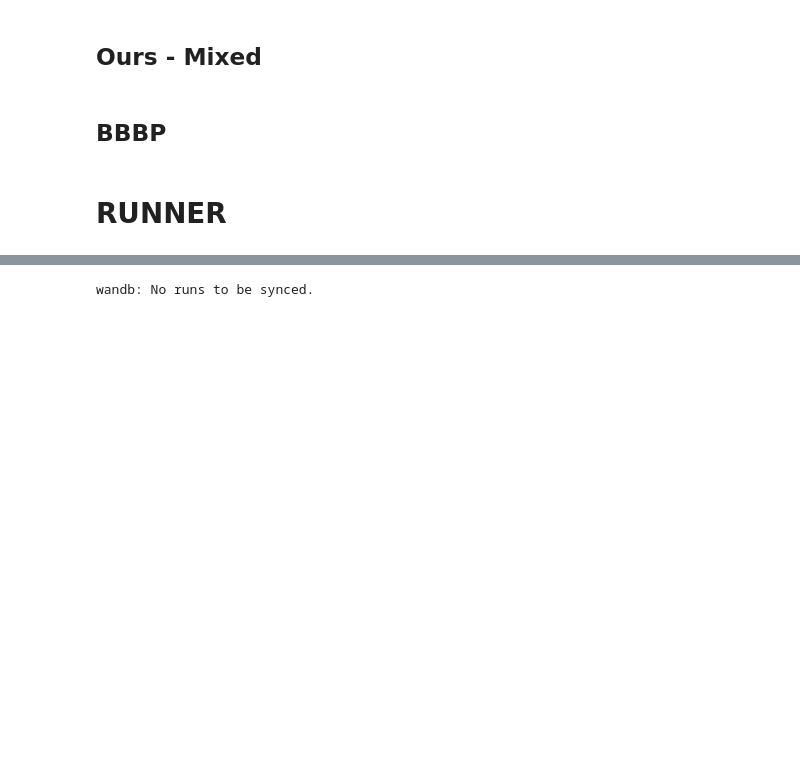
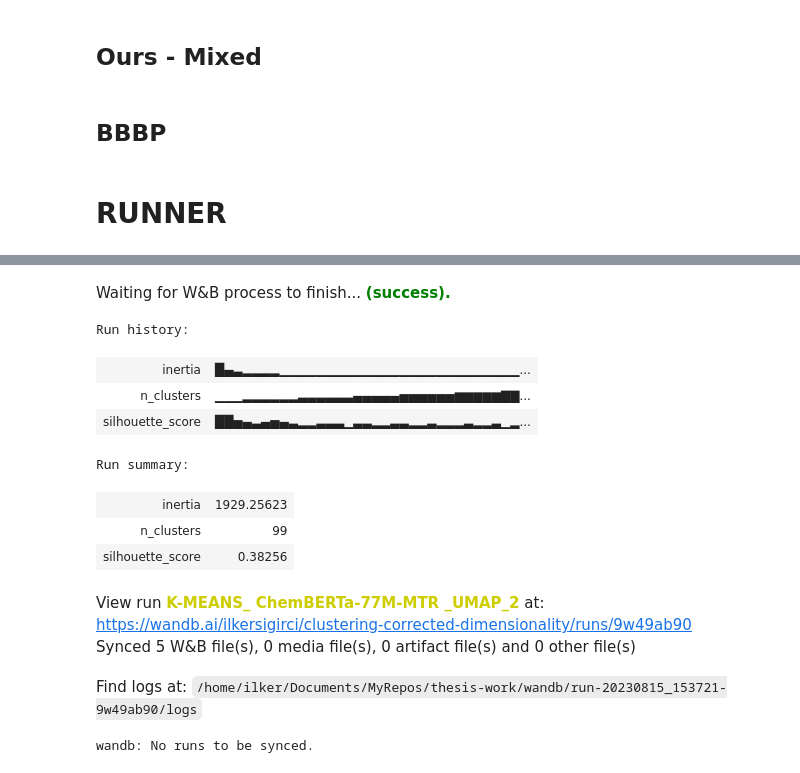
Before and after one commit to ilkersigirci/thesis-work, a Jupyter notebook: notebooks/clustering_class.ipynb, the cells around one changed output, grey strips where cells are left out. Drawn from its saved outputs; the diff is of its cells as text; code cells hidden in the pictures; blank space fills up the shorter version.

```diff
--- a/notebooks/clustering_class.ipynb
+++ b/notebooks/clustering_class.ipynb
@@ -13,10 +13,10 @@ from thesis_work.clustering.runner import ClusterRunner
 import pandas as pd
 
 ## To disable all wandb logging
-os.environ["WANDB_MODE"] = "disabled"
+# os.environ["WANDB_MODE"] = "disabled"
 
 os.environ["WANDB_NOTEBOOK_NAME"] = "./clustering_class.ipynb"
-wandb_project_name = "clustering-class-test"
+wandb_project_name = "clustering-corrected-dimensionality"
 
 random_state = 42
 device = "cuda"
@@ -83,14 +83,14 @@ smiles_df["text"] = (
 # %%
 ##################################################################################
 
-# model_name = "DeepChem/ChemBERTa-77M-MTR"
+model_name = "DeepChem/ChemBERTa-77M-MTR"
 # model_name = "DeepChem/ChemBERTa-77M-MLM"
-model_name = "ecfp"
+# model_name = "ecfp"
 # model_name = "chemprop"
 
 ##################################################################################
 
-n_components = 25
+n_components = 2
 
 # dimensionality_reduction_method = None
 # dimensionality_reduction_method_kwargs = None
@@ -110,21 +110,21 @@ dimensionality_reduction_method_kwargs = {
 
 ##################################################################################
 
-# clustering_method = "K-MEANS"
+clustering_method = "K-MEANS"
+clustering_method_kwargs = {
+    "init_method": "k-means++",
+    "n_clusters": 3,
+    "n_init": 1,
+}
+
+# clustering_method = "BUTINA"
 # clustering_method_kwargs = {
-#     "init_method": "k-means++",
-#     "n_clusters": 3,
-#     "n_init": 1,
+#     "method": "ecfp",  # NOTE: Should match with model name
+#     "distance_metric": "tanimoto",
+#     # "method": "generic",
+#     # "distance_metric": "euclidean",
+#     "threshold": 0.35,
 # }
-
-clustering_method = "BUTINA"
-clustering_method_kwargs = {
-    "method": "ecfp",  # NOTE: Should match with model name
-    "distance_metric": "tanimoto",
-    # "method": "generic",
-    # "distance_metric": "euclidean",
-    "threshold": 0.35,
-}
 
 # clustering_method = "DBSCAN"
 # clustering_method_kwargs = {
@@ -176,20 +182,35 @@ INFO:thesis_work.clustering.runner:Disabling dimensionality reduction, since it
 # %%
 # n_clusters = None
-n_clusters = list(range(2, 100, 3))
+n_clusters = list(range(2, 100))
 
 # thresholds = None
 thresholds = [0.2, 0.35, 0.5, 0.8]
 
 # min_samples = None
 min_samples = [10, 20]
 
 # min_cluster_sizes = None
 min_cluster_sizes = [5, 10, 15, 20, 25]
 
-cluster_runner.run_clustering()
-# cluster_runner.run_multiple_clustering(n_clusters=n_clusters, thresholds=thresholds, min_cluster_sizes=min_cluster_sizes)
+# cluster_runner.run_clustering()
+cluster_runner.run_multiple_clustering(
+    n_clusters=n_clusters, thresholds=thresholds, min_cluster_sizes=min_cluster_sizes
+)
 
 del cluster_runner
+# %% [output]
+Waiting for W&B process to finish... (success).
+Run history:
+| inertia | █▄▃▂▂▂▂▁▁▁▁▁▁▁▁▁▁▁▁▁▁▁▁▁▁▁▁▁▁▁▁▁▁... |
+| n_clusters | ▁▁▁▂▂▂▂▂▂▃▃▃▃▃▃▄▄▄▄▄▅▅▅▅▅▅▆▆▆▆▆▇▇... |
+| silhouette_score | ██▅▄▃▄▅▄▃▂▂▃▃▃▁▃▃▂▂▃▃▂▂▃▂▂▂▃▂▂▃▁▂... |
+Run summary:
+| inertia | 1929.25623 |
+| n_clusters | 99 |
+| silhouette_score | 0.38256 |
+View run K-MEANS_ ChemBERTa-77M-MTR _UMAP_2 at: https://wandb.ai/ilkersigirci/clustering-corrected-dimensionality/runs/9w49ab90
+Synced 5 W&B file(s), 0 media file(s), 0 artifact file(s) and 0 other file(s)
+Find logs at: /home/ilker/Documents/MyRepos/thesis-work/wandb/run-20230815_153721-9w49ab90/logs
 # %%
 del cluster_runner
 # %%
```
Also changed, not shown: parts of 2 cells of this notebook, 4 other files.
